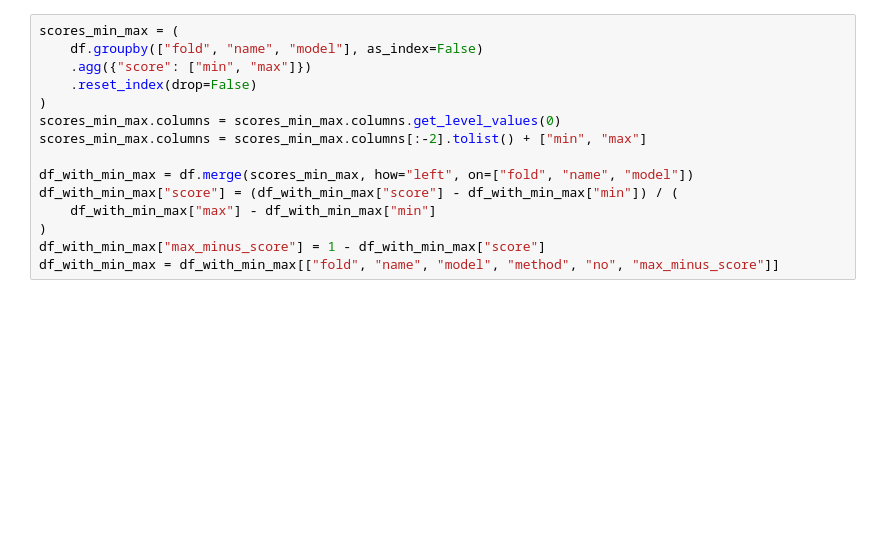
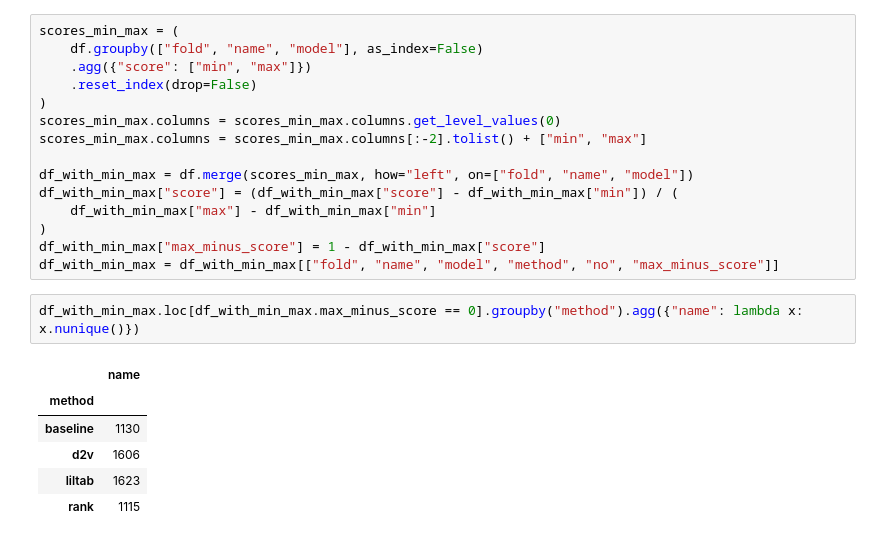
Before and after one commit to azoz01/rethinking_encoder_warmstart, a Jupyter notebook: analyze_mimic.ipynb, the cells around one changed output. Drawn from its saved outputs; the diff is of its cells as text; blank space fills up the shorter version.

```diff
--- a/analyze_mimic.ipynb
+++ b/analyze_mimic.ipynb
@@ -168,5 +134,14 @@ df_with_min_max["score"] = (df_with_min_max["score"] - df_with_min_max["min"]) /
 )
 df_with_min_max["max_minus_score"] = 1 - df_with_min_max["score"]
 df_with_min_max = df_with_min_max[["fold", "name", "model", "method", "no", "max_minus_score"]]
+# %%
+df_with_min_max.loc[df_with_min_max.max_minus_score == 0].groupby("method").agg({"name": lambda x: x.nunique()})
+# %% [output]
+|  | name |
+| method |  |
+| baseline | 1130 |
+| d2v | 1606 |
+| liltab | 1623 |
+| rank | 1115 |
 # %%
 models = ["logistic"]
```
Also changed, not shown: parts of 28 cells of this notebook, 10 other files.
